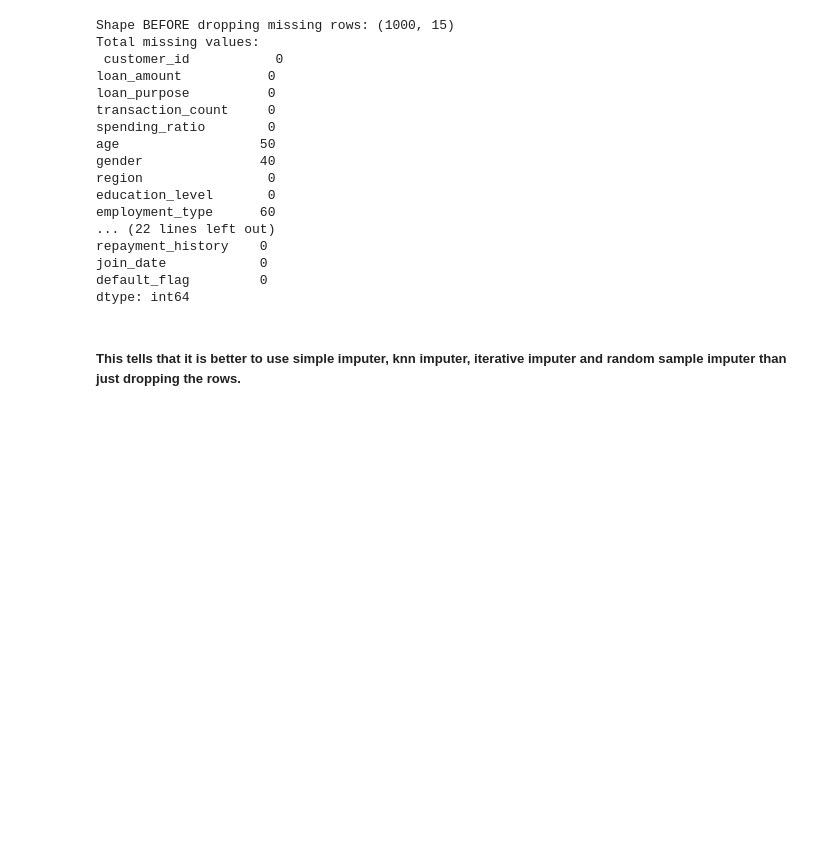
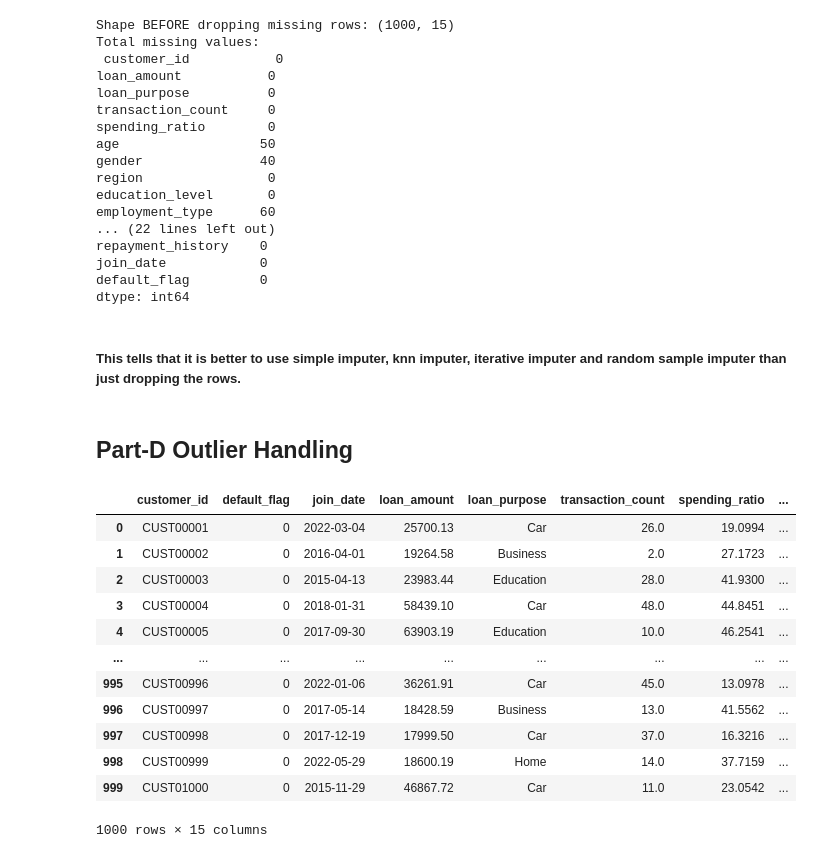
Before and after one commit to Maitrak-2661/data-preprocessing-and-feature-engineering, a Jupyter notebook: final pr/Holistic_data preparer.ipynb, the cells around one changed output. Drawn from its saved outputs; the diff is of its cells as text; code cells hidden in the pictures; blank space fills up the shorter version.

Commit message:
upto Part-E task 09

```diff
--- a/final pr/Holistic_data preparer.ipynb
+++ b/final pr/Holistic_data preparer.ipynb
@@ -420,3 +474,21 @@ default_flag         0
 dtype: int64
 # %% [markdown]
 ##### This tells that it is better to use simple imputer, knn imputer, iterative imputer and random sample imputer than just dropping the rows.
+# %% [markdown]
+## Part-D Outlier Handling
+# %%
+display(df_mice)
+# %% [output]
+|  | customer_id | default_flag | join_date | loan_amount | loan_purpose | transaction_count | spending_ratio | ... |
+| 0 | CUST00001 | 0 | 2022-03-04 | 25700.13 | Car | 26.0 | 19.0994 | ... |
+| 1 | CUST00002 | 0 | 2016-04-01 | 19264.58 | Business | 2.0 | 27.1723 | ... |
+| 2 | CUST00003 | 0 | 2015-04-13 | 23983.44 | Education | 28.0 | 41.9300 | ... |
+| 3 | CUST00004 | 0 | 2018-01-31 | 58439.10 | Car | 48.0 | 44.8451 | ... |
+| 4 | CUST00005 | 0 | 2017-09-30 | 63903.19 | Education | 10.0 | 46.2541 | ... |
+| ... | ... | ... | ... | ... | ... | ... | ... | ... |
+| 995 | CUST00996 | 0 | 2022-01-06 | 36261.91 | Car | 45.0 | 13.0978 | ... |
+| 996 | CUST00997 | 0 | 2017-05-14 | 18428.59 | Business | 13.0 | 41.5562 | ... |
+| 997 | CUST00998 | 0 | 2017-12-19 | 17999.50 | Car | 37.0 | 16.3216 | ... |
+| 998 | CUST00999 | 0 | 2022-05-29 | 18600.19 | Home | 14.0 | 37.7159 | ... |
+| 999 | CUST01000 | 0 | 2015-11-29 | 46867.72 | Car | 11.0 | 23.0542 | ... |
+1000 rows × 15 columns
```
Also changed, not shown: parts of 16 cells of this notebook.
